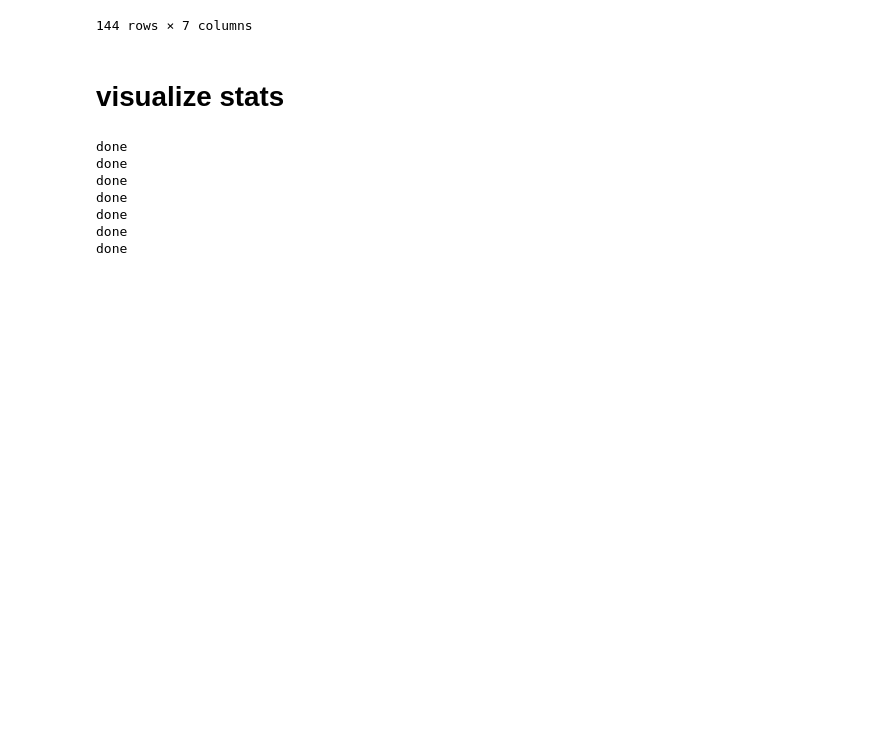
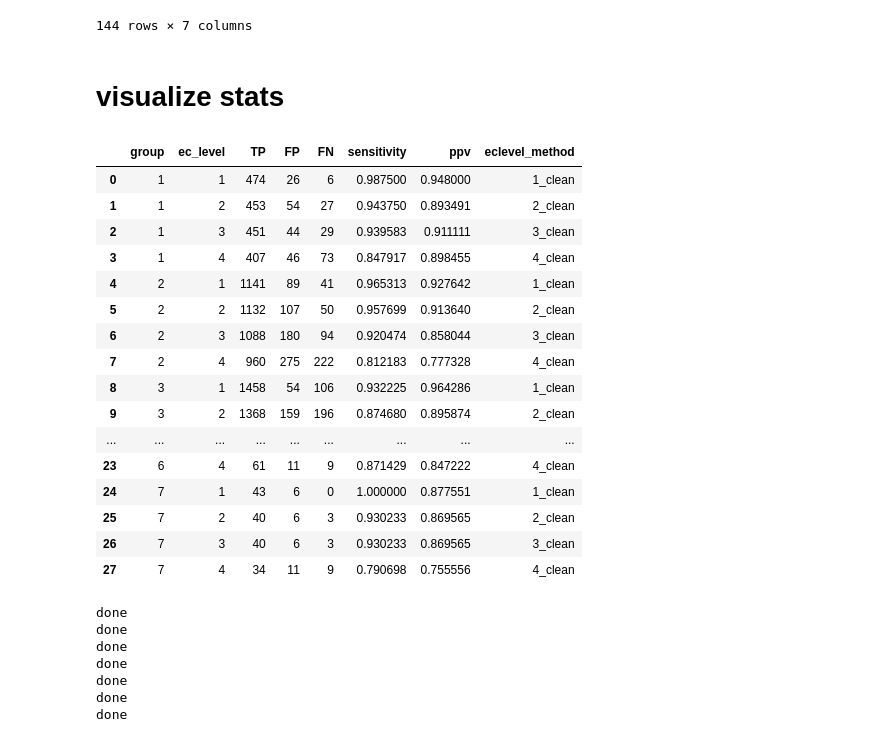
Before and after one commit to VictorTobiasson/eukgen, a Jupyter notebook: microcosm/09.evaluate_annot_uniprot.ipynb, the cells around one changed output. Saved outputs shown, nothing was run; the diff lists cells and outputs as text; code cells hidden in the pictures; blank space fills up the shorter version.

```diff
--- a/microcosm/09.evaluate_annot_uniprot.ipynb
+++ b/microcosm/09.evaluate_annot_uniprot.ipynb
@@ -575,6 +736,31 @@ df[(df.pinfer_confidence != 1) & (df.clean_confidence > .01)]
 # %%
 import seaborn as sns
 import matplotlib.pyplot as plt
+# %%
+# uniprot_stats_c_summary.to_csv("final_data/benchmark_clean.uniprot.tsv", sep = "\t", index = None)
+# uniprot_stats_p_summary.to_csv("final_data/benchmark_proteinfer.uniprot.tsv", sep = "\t", index = None)
+uniprot_stats_c_summary = pd.read_csv("final_data/benchmark_clean.uniprot.tsv", sep = "\t")
+uniprot_stats_p_summary = pd.read_csv("final_data/benchmark_proteinfer.uniprot.tsv", sep = "\t")
+# %%
+uniprot_stats_c_summary
+# %% [output]
+|  | group | ec_level | TP | FP | FN | sensitivity | ppv | eclevel_method |
+| 0 | 1 | 1 | 474 | 26 | 6 | 0.987500 | 0.948000 | 1_clean |
+| 1 | 1 | 2 | 453 | 54 | 27 | 0.943750 | 0.893491 | 2_clean |
+| 2 | 1 | 3 | 451 | 44 | 29 | 0.939583 | 0.911111 | 3_clean |
+| 3 | 1 | 4 | 407 | 46 | 73 | 0.847917 | 0.898455 | 4_clean |
+| 4 | 2 | 1 | 1141 | 89 | 41 | 0.965313 | 0.927642 | 1_clean |
+| 5 | 2 | 2 | 1132 | 107 | 50 | 0.957699 | 0.913640 | 2_clean |
+| 6 | 2 | 3 | 1088 | 180 | 94 | 0.920474 | 0.858044 | 3_clean |
+| 7 | 2 | 4 | 960 | 275 | 222 | 0.812183 | 0.777328 | 4_clean |
+| 8 | 3 | 1 | 1458 | 54 | 106 | 0.932225 | 0.964286 | 1_clean |
+| 9 | 3 | 2 | 1368 | 159 | 196 | 0.874680 | 0.895874 | 2_clean |
+| ... | ... | ... | ... | ... | ... | ... | ... | ... |
+| 23 | 6 | 4 | 61 | 11 | 9 | 0.871429 | 0.847222 | 4_clean |
+| 24 | 7 | 1 | 43 | 6 | 0 | 1.000000 | 0.877551 | 1_clean |
+| 25 | 7 | 2 | 40 | 6 | 3 | 0.930233 | 0.869565 | 2_clean |
+| 26 | 7 | 3 | 40 | 6 | 3 | 0.930233 | 0.869565 | 3_clean |
+| 27 | 7 | 4 | 34 | 11 | 9 | 0.790698 | 0.755556 | 4_clean |
 # %%
 allstats_melt = pd.concat([uniprot_stats_c_summary, uniprot_stats_p_summary]).sort_values(["group","eclevel_method"])
 # %%
```
Also changed, not shown: parts of 18 cells of this notebook, 13 other files.
